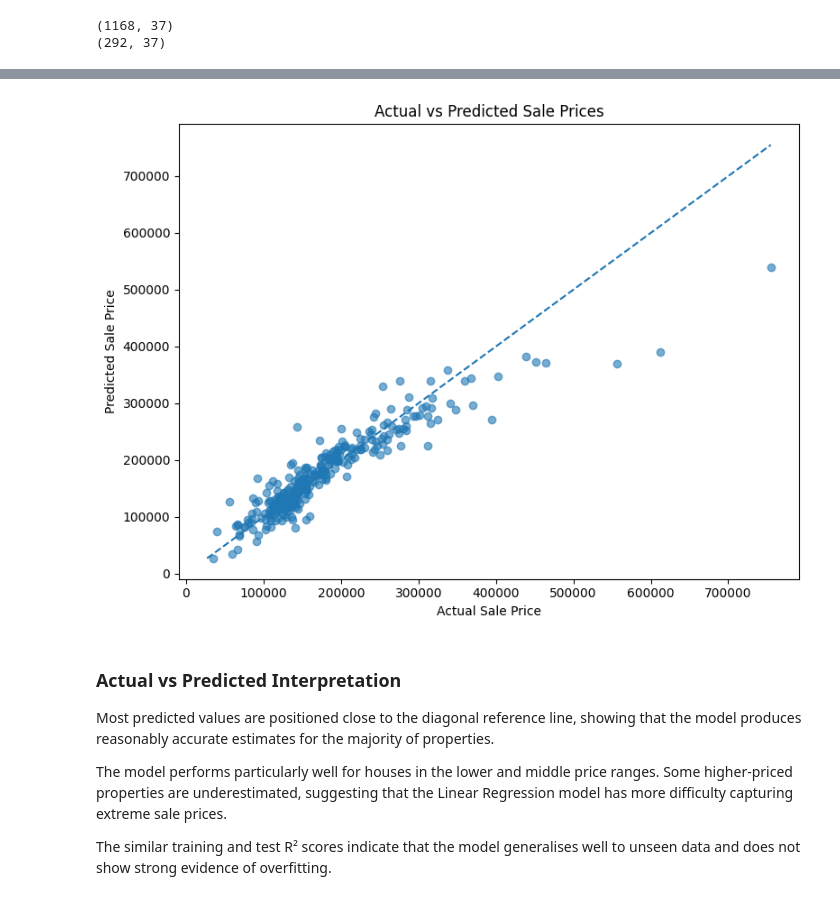
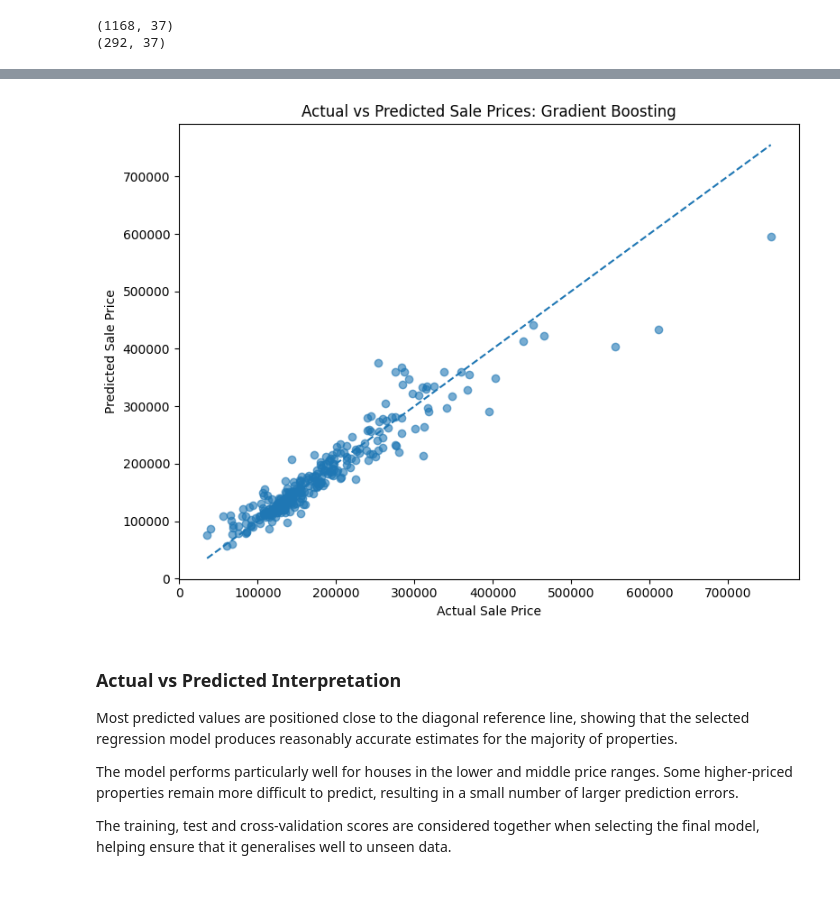
Before and after one commit to liepinaievaa-maker/heritage-housing-analysis, a Jupyter notebook: jupyter_notebooks/05_Modeling_And_Evaluation.ipynb, the cells around one changed output, grey strips where cells are left out. Saved outputs shown, nothing was run; the diff lists cells and outputs as text; code cells hidden in the pictures.

```diff
--- a/jupyter_notebooks/05_Modeling_And_Evaluation.ipynb
+++ b/jupyter_notebooks/05_Modeling_And_Evaluation.ipynb
@@ -129,0 +151,13 @@ Test R² Score: 0.8477
+# %%
+models = {
+    "Linear Regression": LinearRegression(),
+    "Ridge Regression": Ridge(alpha=1.0),
+    "Random Forest": RandomForestRegressor(
+        n_estimators=200,
+        random_state=42,
+        n_jobs=-1,
+    ),
+    "Gradient Boosting": GradientBoostingRegressor(
+        random_state=42,
+    ),
+}
@@ -129,0 +199,9 @@ Test R² Score: 0.8477
+# %%
+results_df = pd.DataFrame(model_results)
+
+results_df = results_df.sort_values(
+    by="Cross-Validation R2",
+    ascending=False,
+).reset_index(drop=True)
+
+results_df.round(4)
@@ -129,0 +231,5 @@ Test R² Score: 0.8477
+# %%
+best_model_name = results_df.loc[0, "Model"]
+best_model = trained_models[best_model_name]
+
+print(f"Selected model: {best_model_name}")
@@ -129,0 +247,2 @@ Test R² Score: 0.8477
+# %%
+best_predictions = best_model.predict(X_test)
@@ -130,42 +263,37 @@ Test R² Score: 0.8477
 # %%
 fig, ax = plt.subplots(figsize=(8, 6))
 
-ax.scatter(y_test, test_predictions, alpha=0.6)
+ax.scatter(y_test, best_predictions, alpha=0.6)
 
-minimum = min(y_test.min(), test_predictions.min())
-maximum = max(y_test.max(), test_predictions.max())
+minimum = min(y_test.min(), best_predictions.min())
+maximum = max(y_test.max(), best_predictions.max())
 
 ax.plot(
     [minimum, maximum],
     [minimum, maximum],
-    linestyle="--"
+    linestyle="--",
 )
 
 ax.set_xlabel("Actual Sale Price")
 ax.set_ylabel("Predicted Sale Price")
-ax.set_title("Actual vs Predicted Sale Prices")
+ax.set_title(f"Actual vs Predicted Sale Prices: {best_model_name}")
 
 plt.tight_layout()
 
 plt.savefig(
     "../outputs/actual_vs_predicted.png",
     dpi=300,
-    bbox_inches="tight"
+    bbox_inches="tight",
 )
 
 plt.show()
 # %% [output]
-[figure, old version]
+[figure, new version]
 # %% [markdown]
 ### Actual vs Predicted Interpretation
 
-Most predicted values are positioned close to the diagonal reference line,
-showing that the model produces reasonably accurate estimates for the majority
-of properties.
+Most predicted values are positioned close to the diagonal reference line, showing that the selected regression model produces reasonably accurate estimates for the majority of properties.
 
-The model performs particularly well for houses in the lower and middle price
-ranges. Some higher-priced properties are underestimated, suggesting that the
-Linear Regression model has more difficulty capturing extreme sale prices.
+The model performs particularly well for houses in the lower and middle price ranges. Some higher-priced properties remain more difficult to predict, resulting in a small number of larger prediction errors.
 
-The similar training and test R² scores indicate that the model generalises
-well to unseen data and does not show strong evidence of overfitting.
+The training, test and cross-validation scores are considered together when selecting the final model, helping ensure that it generalises well to unseen data.
```
Also changed, not shown: parts of 41 cells of this notebook, 5 other files.
